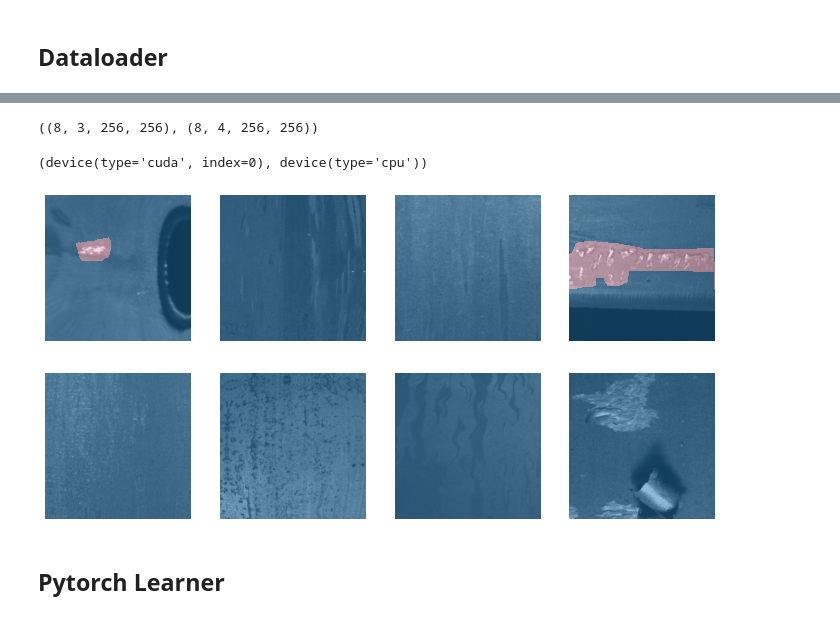
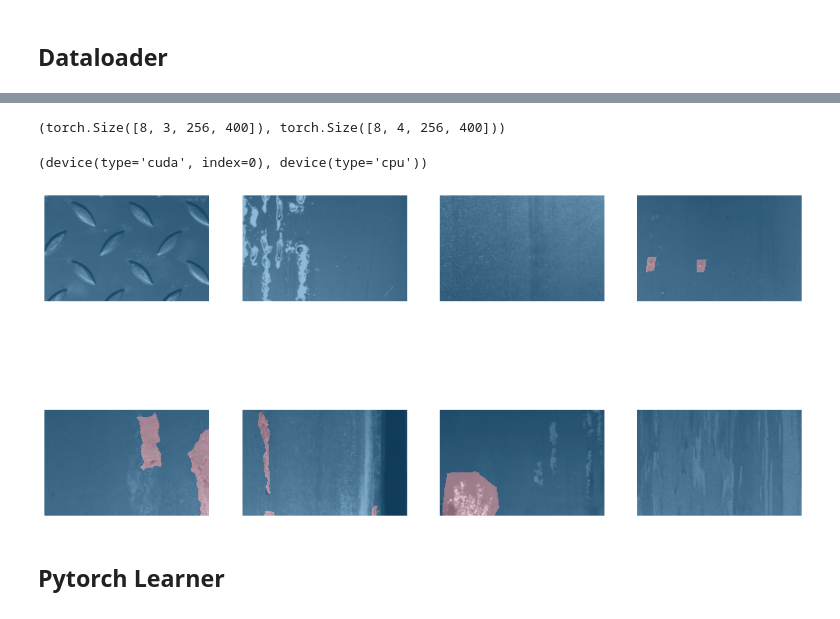
Before and after one commit to marcomatteo/steel_segmentation, a Jupyter notebook: nbs/_11_resnet18-UNET.ipynb, the cells around one changed output, grey strips where cells are left out. Drawn from its saved outputs; the diff is of its cells as text; code cells hidden in the pictures.

```diff
--- a/nbs/_11_resnet18-UNET.ipynb
+++ b/nbs/_11_resnet18-UNET.ipynb
@@ -64,0 +65,12 @@ arch = smp.Unet('resnet34', classes=4, activation=None,
+# %%
+def get_train_aug(): return alb.Compose([
+    alb.CropNonEmptyMaskIfExists(256, 400, p=1., ignore_values=[0]),
+    alb.OneOf([
+        alb.VerticalFlip(p=0.5),
+        alb.HorizontalFlip(p=0.5)], p=0.5),
+    alb.OneOf([
+        alb.ElasticTransform(p=0.5, alpha=120, sigma=120 * 0.05, alpha_affine=120 * 0.03),
+        alb.GridDistortion(p=0.5),
+        #alb.OpticalDistortion(distort_limit=1, shift_limit=0.5, p=1),
+    ], p=0.5)
+])
@@ -65,17 +94,21 @@ arch = smp.Unet('resnet34', classes=4, activation=None,
+# %%
+def get_valid_aug(): return alb.Compose([alb.RandomCrop(256, 400)])
 # %%
-dls = get_segmnt_dls(train_pivot.iloc[:1000], bs=8, flatten_mask=False, device=device)
+dls = get_segmnt_dls(train_pivot, bs=8,
+                     train_aug=get_train_aug(), valid_aug=get_valid_aug(),
+                     flatten_mask=False, device=device)
 # %%
 x, targ = dls.one_batch()
 x.shape, targ.shape
 # %% [output]
-((8, 3, 256, 256), (8, 4, 256, 256))
+(torch.Size([8, 3, 256, 400]), torch.Size([8, 4, 256, 400]))
 # %%
 x.device, targ.device
 # %% [output]
 (device(type='cuda', index=0), device(type='cpu'))
 # %%
-dls.show_batch()
+dls.show_batch(figsize=(15,8))
 # %% [output]
-[figure, old version]
+[figure, new version]
 # %% [markdown]
 ## Pytorch Learner
```
Also changed, not shown: parts of 14 cells of this notebook, 4 other files.
